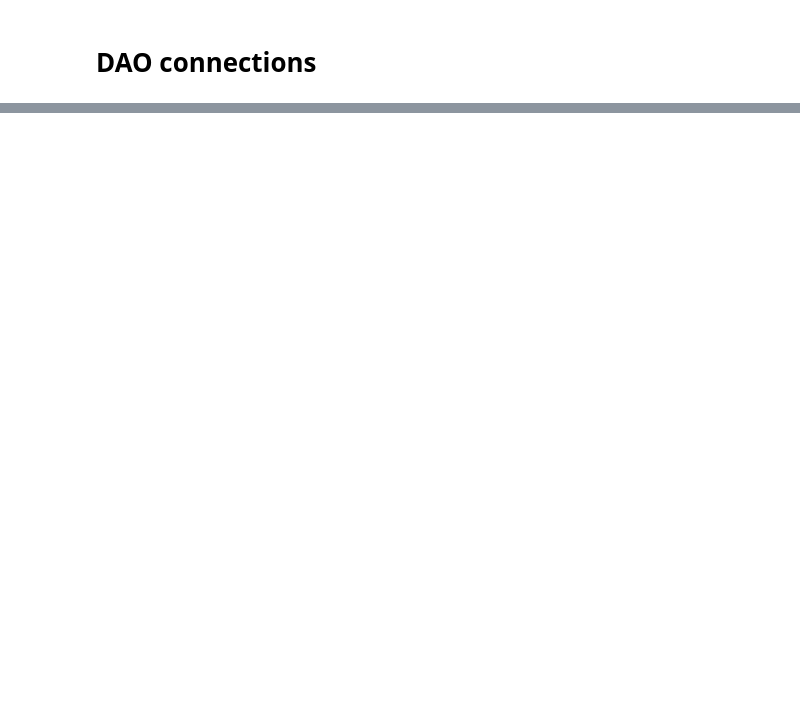
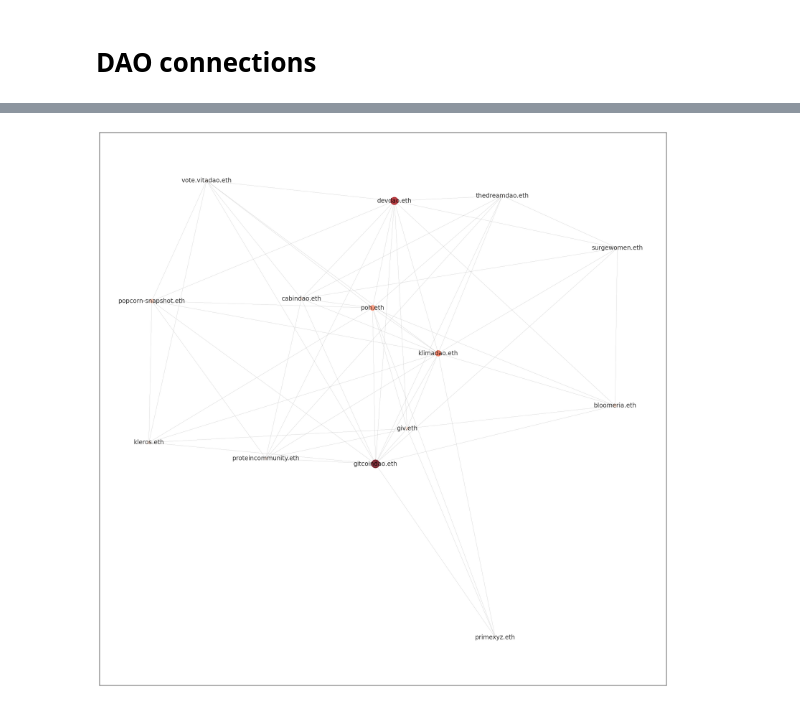
Before and after one commit to ccerv1/impact-dao-alytics, a Jupyter notebook: ImpactDAO-Snapshot-Analysis-Brief.ipynb, the cells around one changed output, grey strips where cells are left out. Cells and saved outputs as stored; diff of their text form; code cells hidden in the pictures; blank space fills up the shorter version.

```diff
--- a/ImpactDAO-Snapshot-Analysis-Brief.ipynb
+++ b/ImpactDAO-Snapshot-Analysis-Brief.ipynb
@@ -13,9 +8,0 @@ import seaborn as sns
-# %%
-dao_list = [
-    "climatedao.eth", "klimadao.eth", "proteincommunity.eth", "primexyz.eth",
-    "earthfund.eth", "antidotedao.eth", "giv.eth", "gitcoindao.eth", "vote.vitadao.eth",
-    "bloomeria.eth", "kolektivo.eth", "devdao.eth", "thedreamdao.eth", "aeraforce.eth",
-    "opsci.eth", "cabindao.eth", "surgewomen.eth", "popcorn-snapshot.eth", "poh.eth",
-    "coherenetwork.eth", "artizenfund.eth", "labdao.eth", "voizdao-gov.eth", "kleros.eth", "nftreehaus.eth"
-]
-len(dao_list)
@@ -263,0 +111,21 @@ ax.set_yticks([])
+# %%
+nodes = dao_connections.apply(lambda x: x>0).sum(axis=0)
+#edges = pd.DataFrame(connections, columns=['source', 'target'])
+# %%
+G = nx.Graph()
+G.add_nodes_from(nodes.index)
+G.add_edges_from(connections)
+pos = nx.spring_layout(G, k=1, dim=2)
+
+f, ax = plt.subplots(figsize=(20, 20), dpi=144)
+nx.draw_networkx(
+    G=G,
+    pos=pos,
+    cmap='Reds',
+    node_color=nodes,
+    width=.1,
+    node_size=nodes,
+    with_labels=True,
+    alpha=0.8)
+# %% [output]
+[figure, added]
```
Also changed, not shown: parts of 21 cells of this notebook, 4 other files.
